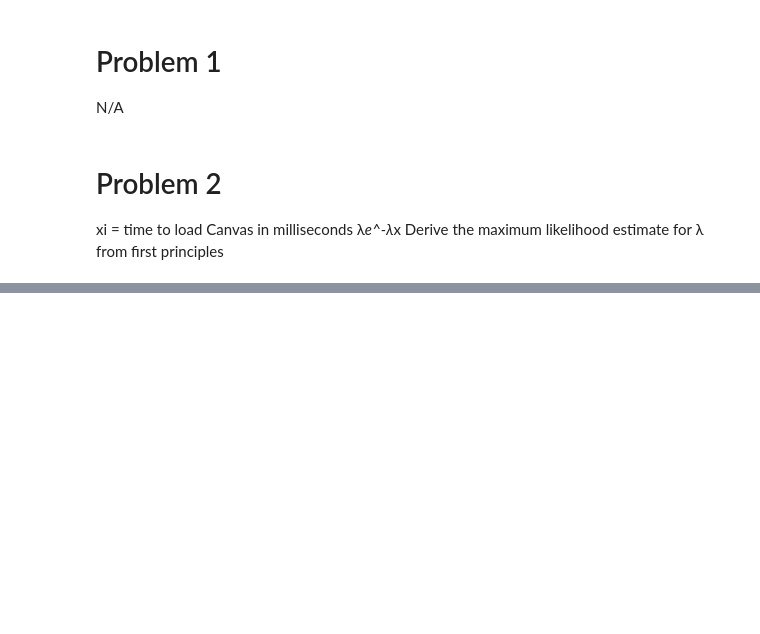
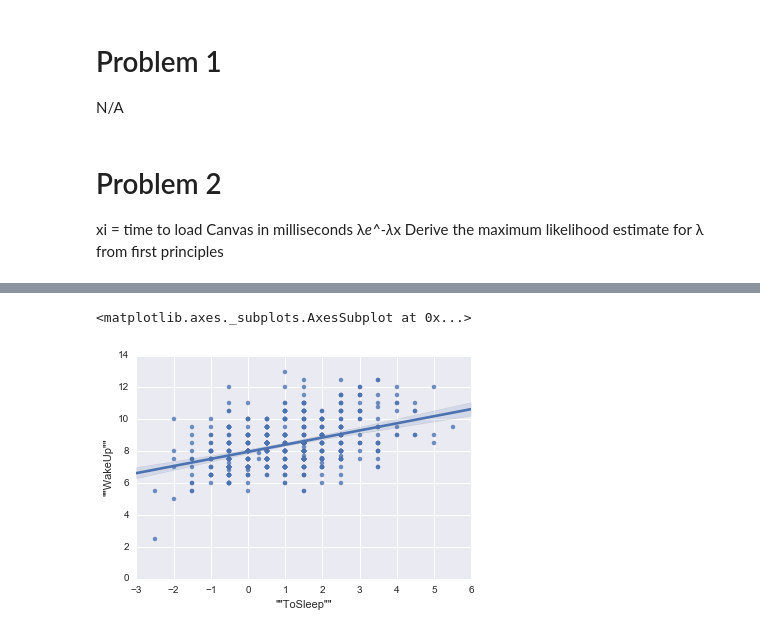
Before and after one commit to mghodges/HW1, a Jupyter notebook: HW1 Solutions.ipynb, the cells around one changed output, grey strips where cells are left out. Cells and saved outputs as stored; diff of their text form; code cells hidden in the pictures; blank space fills up the shorter version.

```diff
--- a/HW1 Solutions.ipynb
+++ b/HW1 Solutions.ipynb
@@ -35,0 +70,8 @@ py.histogram(student_data())
+# %%
+# E)
+sns.regplot(x = '""ToSleep""', y='""WakeUp""', data = student_data)
+# There is a positive correlation between to sleep and wakeup showing that
+# the later you go to bed the later you wake up
+# %% [output]
+<matplotlib.axes._subplots.AxesSubplot at 0x...>
+[figure, added]
```
Also changed, not shown: parts of 6 cells of this notebook.
